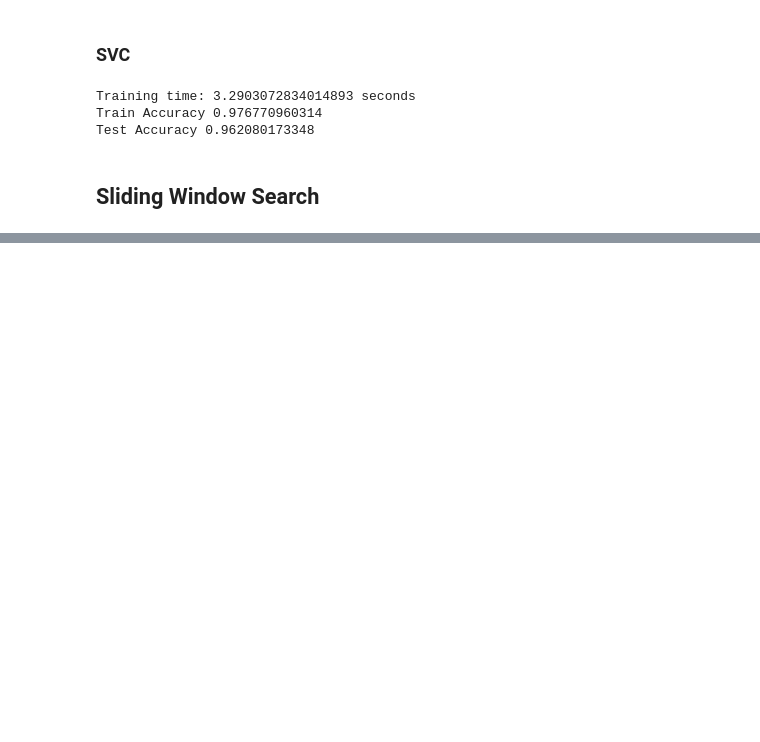
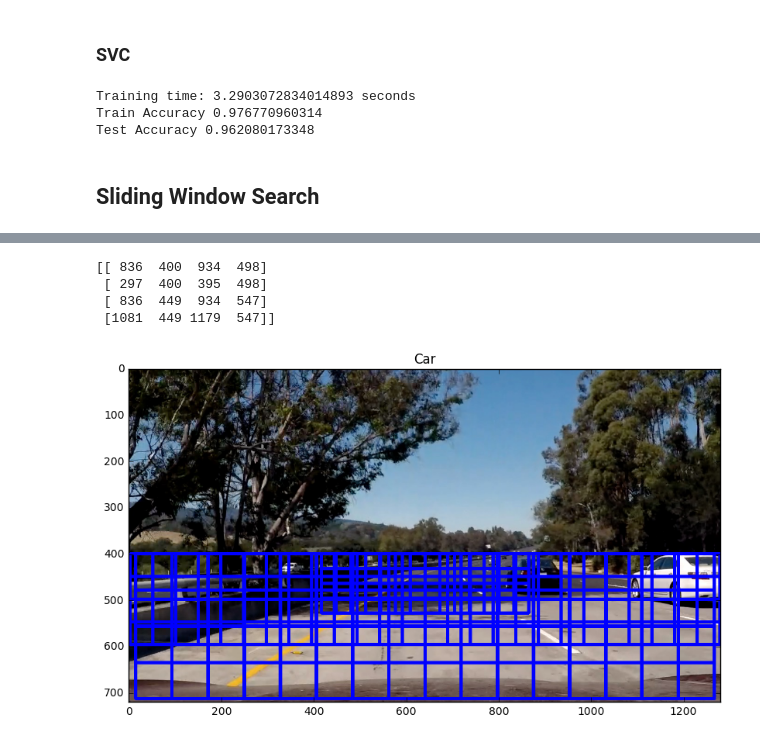
Before and after one commit to WuStangDan/Project-05-Vehicle-Detection-and-Tracking, a Jupyter notebook: proj5-DAS.ipynb, the cells around one changed output, grey strips where cells are left out. Drawn from its saved outputs; the diff is of its cells as text; code cells hidden in the pictures; blank space fills up the shorter version.

```diff
--- a/proj5-DAS.ipynb
+++ b/proj5-DAS.ipynb
@@ -228 +254,32 @@ def crop_resize(img, window):
+# %%
+img = mpimg.imread('CarND-Vehicle-Detection/test_images/test5.jpg')
+windows = slide_window(img,0.5)
+imgbox = draw_boxes(img, windows)
+b = None
+for i in range(len(windows)):
+    newimg = crop_resize(img, windows[i])
+    a = linsvc.predict(hog_features(newimg).reshape(1, -1))
+    if a == 1:
+        if b == None:
+            temp = np.hstack(windows[i])
+            b = temp
+        else:
+            temp = np.hstack(windows[i])
+            b = np.vstack((b, temp)).astype(int)
+
+print(b)
+
+
+
+fig = plt.figure(figsize=(10,5))
+plt.imshow(imgbox)
+plt.title('Car')
+plt.tight_layout()
+plt.show()
+# %% [output]
+[[ 836  400  934  498]
+ [ 297  400  395  498]
+ [ 836  449  934  547]
+ [1081  449 1179  547]]
+[figure, added]
 # %%
```
Also changed, not shown: parts of 4 cells of this notebook.
